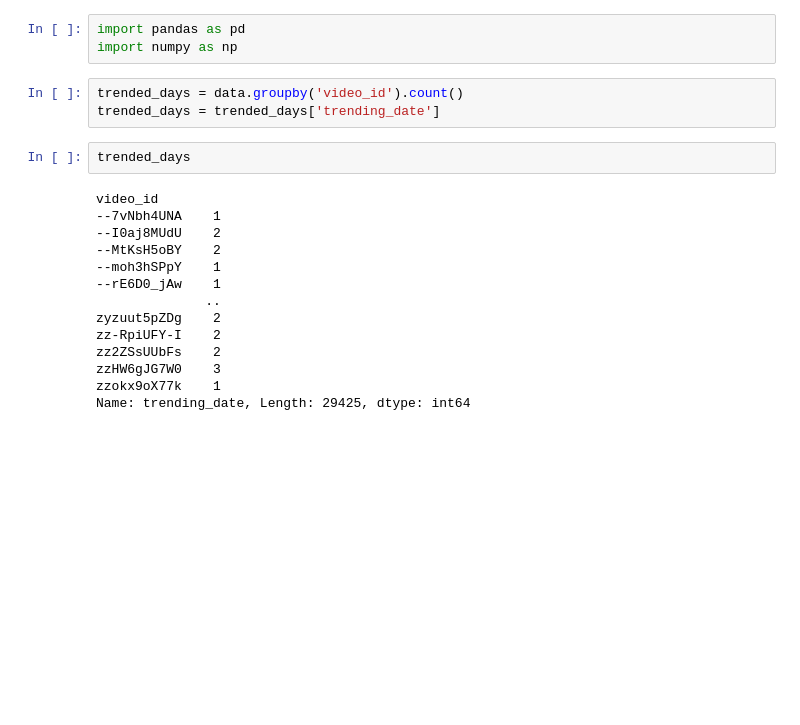
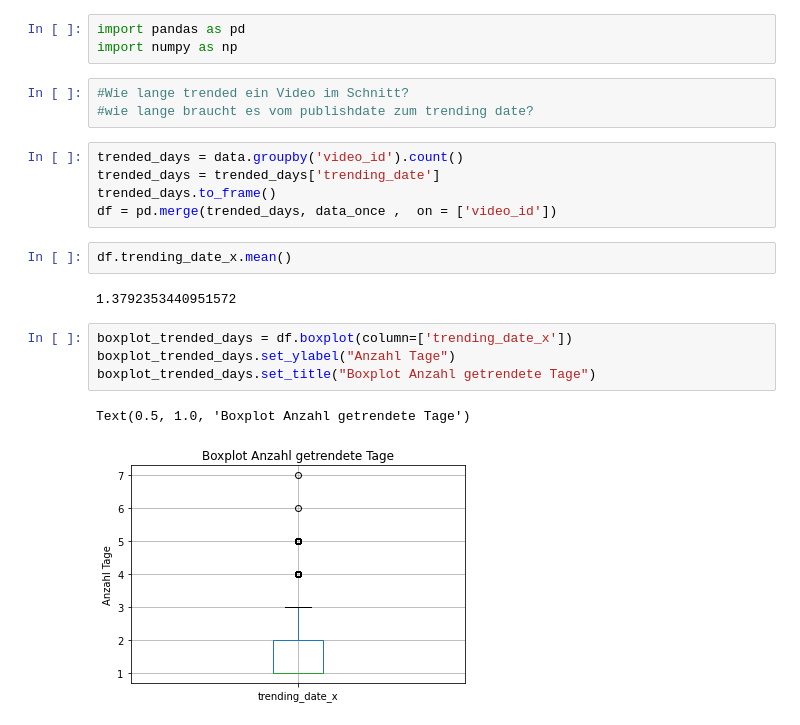
Before and after one commit to tbertho/YouTube_Trends_Analyse, a Jupyter notebook: Trend Verlauf Analyse.ipynb, the cells around one changed output. Cells and saved outputs as stored; diff of their text form; blank space fills up the shorter version.

```diff
--- a/Trend Verlauf Analyse.ipynb
+++ b/Trend Verlauf Analyse.ipynb
@@ -3,22 +4,22 @@
 # %%
 import pandas as pd
 import numpy as np
+# %%
+#Wie lange trended ein Video im Schnitt?
+#wie lange braucht es vom publishdate zum trending date?
 # %%
 trended_days = data.groupby('video_id').count()
 trended_days = trended_days['trending_date']
+trended_days.to_frame()
+df = pd.merge(trended_days, data_once ,  on = ['video_id'])
-# %%
-trended_days
-# %% [output]
-video_id
---7vNbh4UNA    1
---I0aj8MUdU    2
---MtKsH5oBY    2
---moh3hSPpY    1
---rE6D0_jAw    1
-              ..
-zyzuut5pZDg    2
-zz-RpiUFY-I    2
-zz2ZSsUUbFs    2
-zzHW6gJG7W0    3
-zzokx9oX77k    1
-Name: trending_date, Length: 29425, dtype: int64
+# %%
+df.trending_date_x.mean()
+# %% [output]
+1.3792353440951572
+# %%
+boxplot_trended_days = df.boxplot(column=['trending_date_x'])
+boxplot_trended_days.set_ylabel("Anzahl Tage")
+boxplot_trended_days.set_title("Boxplot Anzahl getrendete Tage")
+# %% [output]
+Text(0.5, 1.0, 'Boxplot Anzahl getrendete Tage')
+[figure, added]
```
Also changed, not shown: parts of 14 cells of this notebook.
